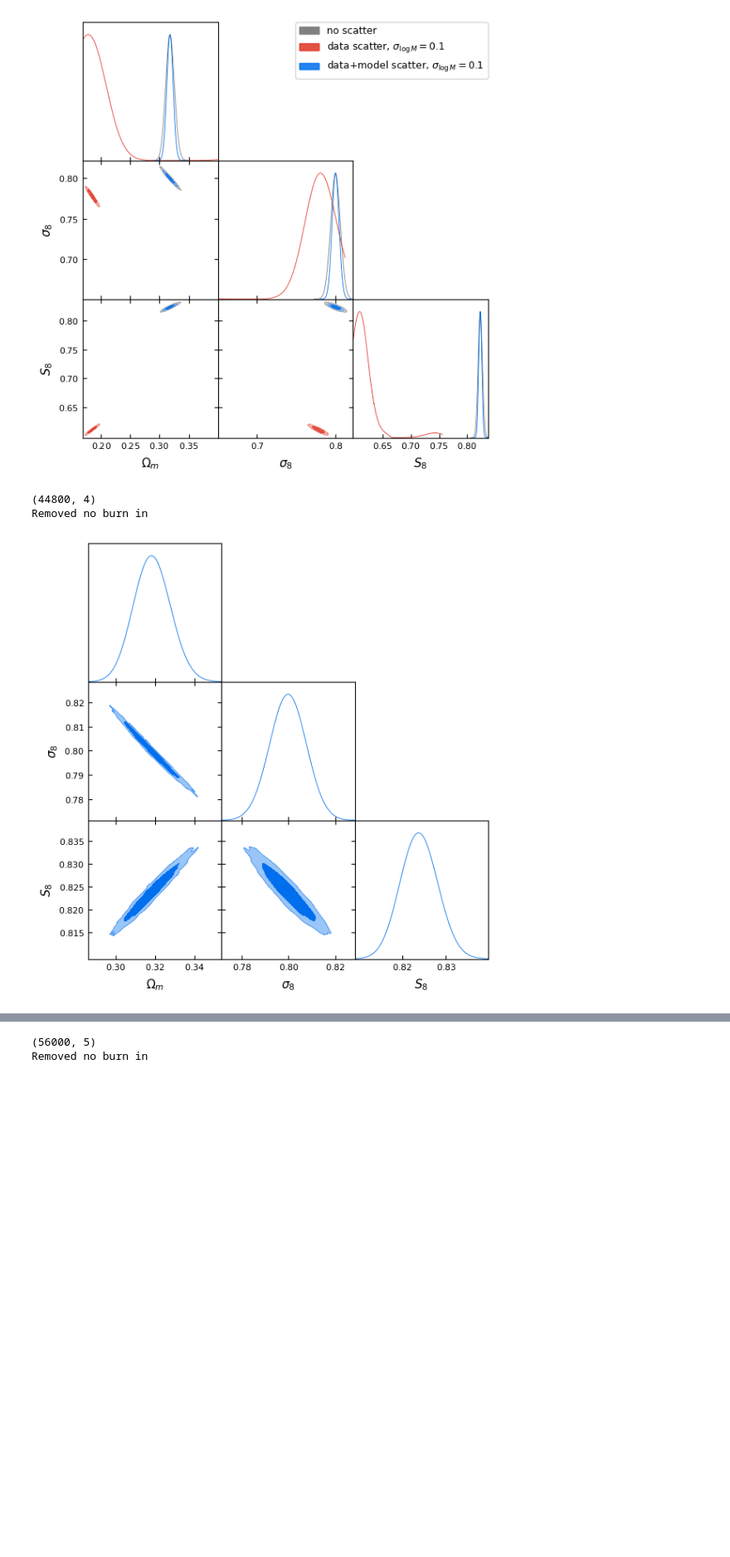
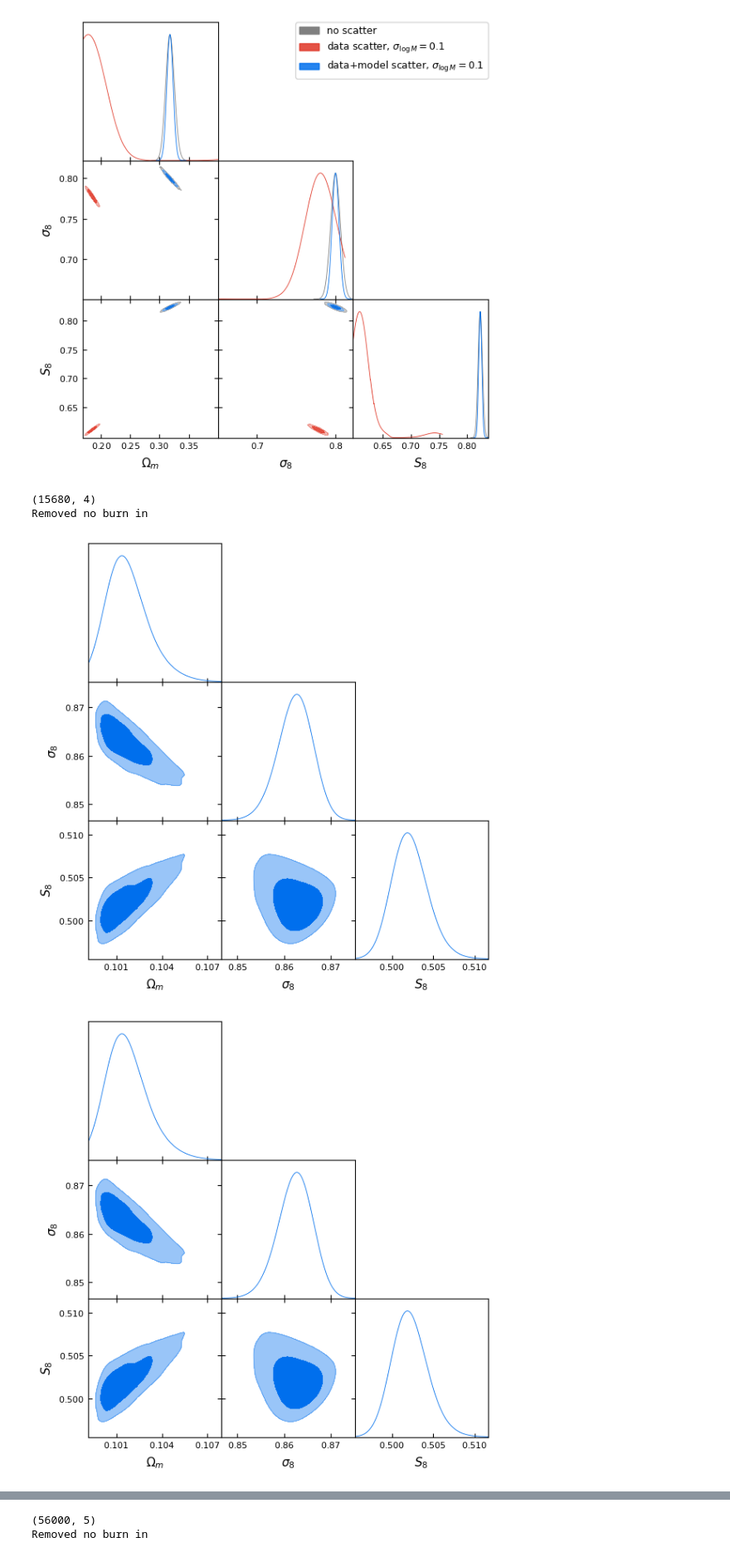
Before and after one commit to xtang126/cluster-catalog, a Jupyter notebook: notebooks/fitting_results.ipynb, the cells around one changed output, grey strips where cells are left out. Shown at 83% size. Saved outputs shown, nothing was run; the diff lists cells and outputs as text; code cells hidden in the pictures; blank space fills up the shorter version.

```diff
--- a/notebooks/fitting_results.ipynb
+++ b/notebooks/fitting_results.ipynb
@@ -328,38 +328,39 @@ Removed no burn in
 Removed no burn in
 [figure]
 # %%
-df = pd.read_csv("../output/mf_noise_massde_v1.txt", sep=r"\s+", comment="#", header=None)
+df = pd.read_csv("../output/desy1_abundance_fit_v1.txt", sep=r"\s+", comment="#", header=None)
 burn = int(len(df) * 0.3)
 df = df.iloc[burn:].reset_index(drop=True)
 # Check the shape just to be sure
 print(df.shape)  # should be (n_samples, at least 4): omega_m, sigma8, prior, post
 
 # You’ll need to check how many columns you have
 # Assuming the order is: omega_m, sigma8_input, prior, posterior
 df.columns = ["omega_m", "sigma8", "prior", "posterior"]
 
 # --- Step 1: Compute S8 ---
 df["S8"] = df["sigma8"] * (df["omega_m"] / 0.3)**0.5
 
 # --- Step 2: Prepare samples array ---
 samples = df[["omega_m", "sigma8", "S8"]].values
 
 # --- Step 3: Parameter names and LaTeX labels ---
 names = ['omega_m', 'sigma8', 'S8']
 labels = [r'\Omega_m', r'\sigma_8', r'S_8']
 
 # --- Step 4: Create MCSamples object ---
 mc_samples = MCSamples(samples=samples, names=names, labels=labels)
 # Smooth more → smoother contours
 mc_samples.smooth_scale_1D = 0.9
 mc_samples.smooth_scale_2D = 2.5   # increase this if still too jagged (try 2.0, 2.5)
 
 # --- Step 5: Triangle plot ---
 g = plots.getSubplotPlotter()
 #g.settings.fine_bins_2D = 100  # or 150, 200 if needed
 g.triangle_plot(mc_samples, filled=True)
 plt.show()
 # %% [output]
-(44800, 4)
+(15680, 4)
 Removed no burn in
-[figure, old version]
+[figure, new version]
+[figure, added]
```
Also changed, not shown: parts of 1 cell of this notebook, 3 other files.
